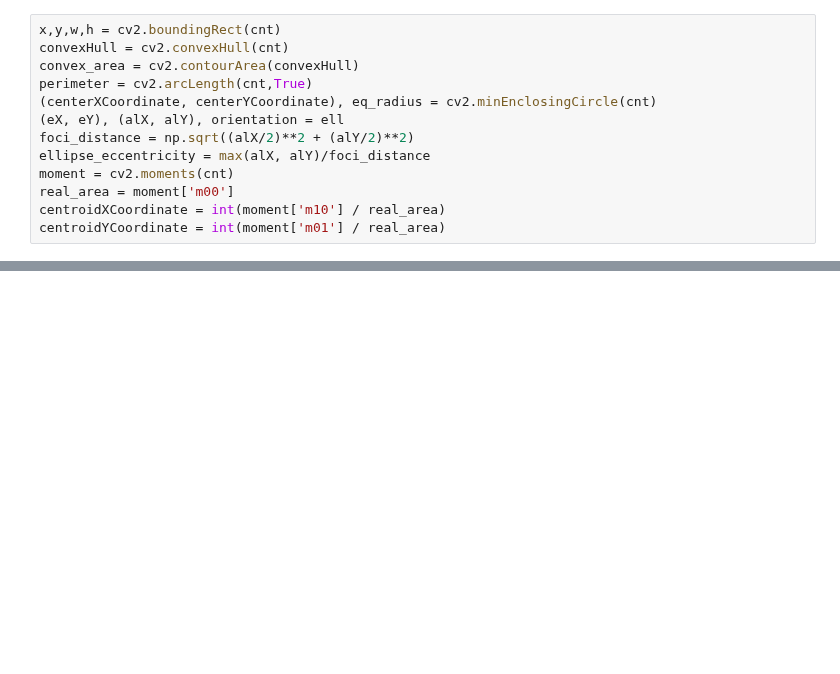
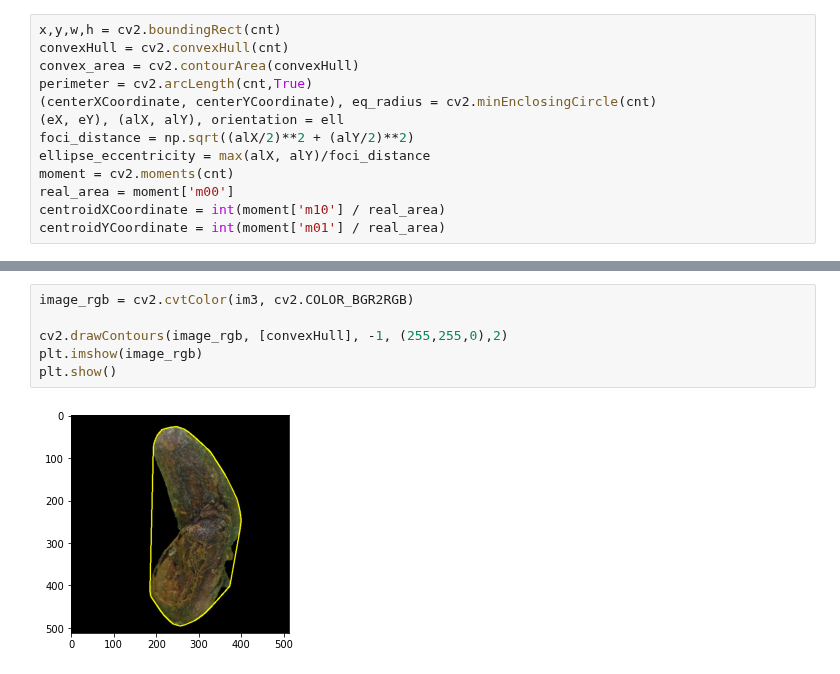
Before and after one commit to quanglochuynh/thesis2022, a Jupyter notebook: MLP_approach/geometry_extract.ipynb, the cells around one changed output, grey strips where cells are left out. Cells and saved outputs as stored; diff of their text form; blank space fills up the shorter version.

```diff
--- a/MLP_approach/geometry_extract.ipynb
+++ b/MLP_approach/geometry_extract.ipynb
@@ -50,3 +60,11 @@ centroidYCoordinate = int(moment['m01'] / real_area)
+# %%
+image_rgb = cv2.cvtColor(im3, cv2.COLOR_BGR2RGB)
+
+cv2.drawContours(image_rgb, [convexHull], -1, (255,255,0),2)
+plt.imshow(image_rgb)
+plt.show()
+# %% [output]
+[figure, added]
 # %%
 from math import floor
 image_rgb = cv2.cvtColor(im3, cv2.COLOR_BGR2RGB)
```
Also changed, not shown: parts of 5 cells of this notebook, 1 other file.
